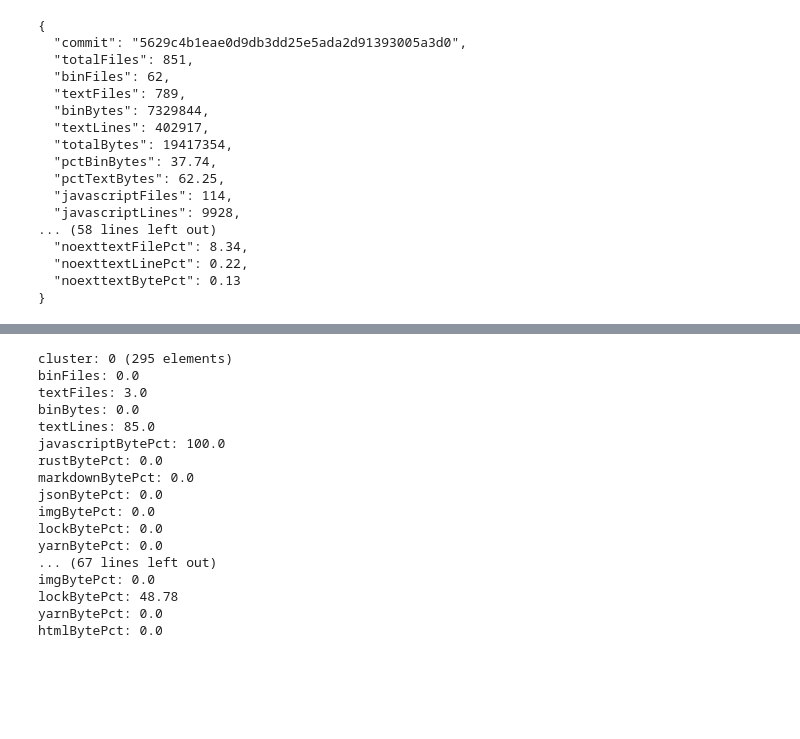
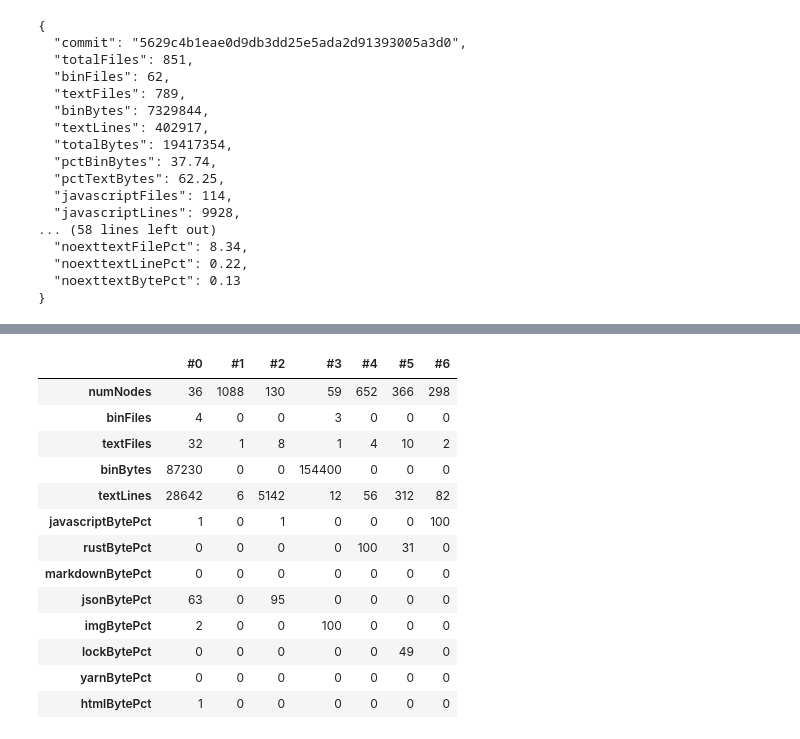
Before and after one commit to Deadman-DAO/Web3HackerNetwork, a Jupyter notebook: sandbox/notebooks/bob/commit_clustering.ipynb, the cells around one changed output, grey strips where cells are left out. Drawn from its saved outputs; the diff is of its cells as text; code cells hidden in the pictures; blank space fills up the shorter version.

```diff
--- a/sandbox/notebooks/bob/commit_clustering.ipynb
+++ b/sandbox/notebooks/bob/commit_clustering.ipynb
@@ -78,30 +87,35 @@ for i in range(0, len(y_pred)):
 clusters = [i for i in range(0, num_clusters)]
 for i in range(0, num_clusters):
     clusters[i] = [stats for stats in all_stats if stats['cluster'] == i]
-# %%
-import numpy as np
-show = ['binFiles', 'textFiles', 'binBytes', 'textLines', 'javascriptBytePct', 'rustBytePct',
-       'markdownBytePct', 'jsonBytePct', 'imgBytePct', 'lockBytePct', 'yarnBytePct', 'htmlBytePct']
-for i in range(0, len(clusters)):
-    print("cluster: " + str(i) + " (" + str(len(clusters[i])) + " elements)")
-    for field in show:
-        print(field + ": " + str(np.median([stats[field] for stats in clusters[i]])))
-    print()
-# %% [output]
-cluster: 0 (295 elements)
-binFiles: 0.0
-textFiles: 3.0
-binBytes: 0.0
-textLines: 85.0
-javascriptBytePct: 100.0
-rustBytePct: 0.0
-markdownBytePct: 0.0
-jsonBytePct: 0.0
-imgBytePct: 0.0
-lockBytePct: 0.0
-yarnBytePct: 0.0
-... (67 lines left out)
-imgBytePct: 0.0
-lockBytePct: 48.78
-yarnBytePct: 0.0
-htmlBytePct: 0.0
+# %%
+import numpy as np
+import pandas as pd
+
+cluster_names = ['#' + str(i) for i in range(0,len(clusters))]
+fields = ['numNodes', 'binFiles', 'textFiles', 'binBytes', 'textLines',
+          'javascriptBytePct', 'rustBytePct', 'markdownBytePct', 'jsonBytePct',
+          'imgBytePct', 'lockBytePct', 'yarnBytePct', 'htmlBytePct']
+
+for cluster in clusters:
+    numNodes = len(cluster)
+    for stats in cluster:
+        stats['numNodes'] = numNodes
+
+data = [[int(np.round(np.median([stats[field] for stats in cluster]))) for field in fields] for cluster in clusters]
+cluster_df = pd.DataFrame(data, index=cluster_names, columns=fields)
+cluster_df.transpose()
+# %% [output]
+|  | #0 | #1 | #2 | #3 | #4 | #5 | #6 |
+| numNodes | 36 | 1088 | 130 | 59 | 652 | 366 | 298 |
+| binFiles | 4 | 0 | 0 | 3 | 0 | 0 | 0 |
+| textFiles | 32 | 1 | 8 | 1 | 4 | 10 | 2 |
+| binBytes | 87230 | 0 | 0 | 154400 | 0 | 0 | 0 |
+| textLines | 28642 | 6 | 5142 | 12 | 56 | 312 | 82 |
+| javascriptBytePct | 1 | 0 | 1 | 0 | 0 | 0 | 100 |
+| rustBytePct | 0 | 0 | 0 | 0 | 100 | 31 | 0 |
+| markdownBytePct | 0 | 0 | 0 | 0 | 0 | 0 | 0 |
+| jsonBytePct | 63 | 0 | 95 | 0 | 0 | 0 | 0 |
+| imgBytePct | 2 | 0 | 0 | 100 | 0 | 0 | 0 |
+| lockBytePct | 0 | 0 | 0 | 0 | 0 | 49 | 0 |
+| yarnBytePct | 0 | 0 | 0 | 0 | 0 | 0 | 0 |
+| htmlBytePct | 1 | 0 | 0 | 0 | 0 | 0 | 0 |
```
Also changed, not shown: parts of 8 cells of this notebook.
